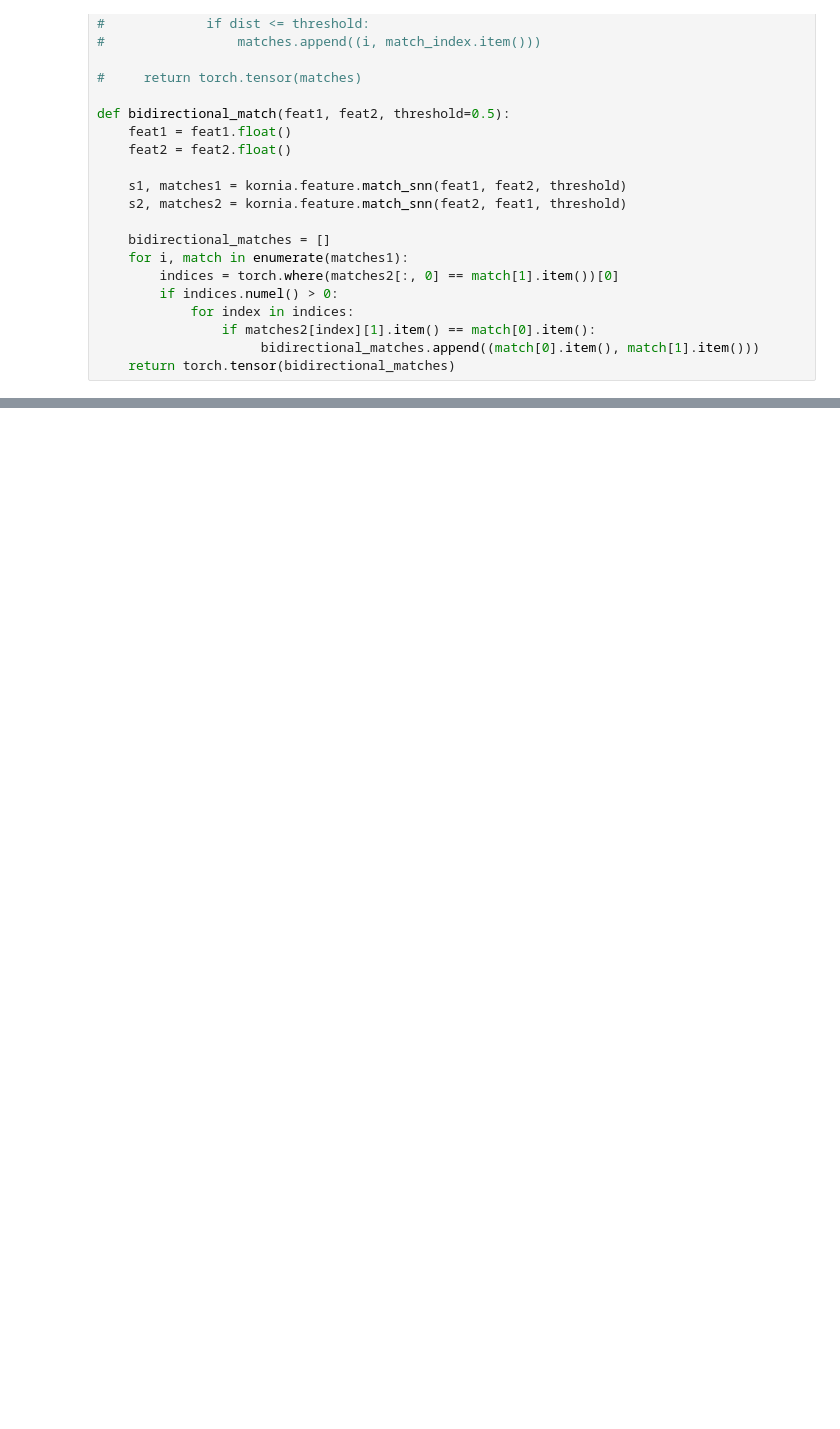
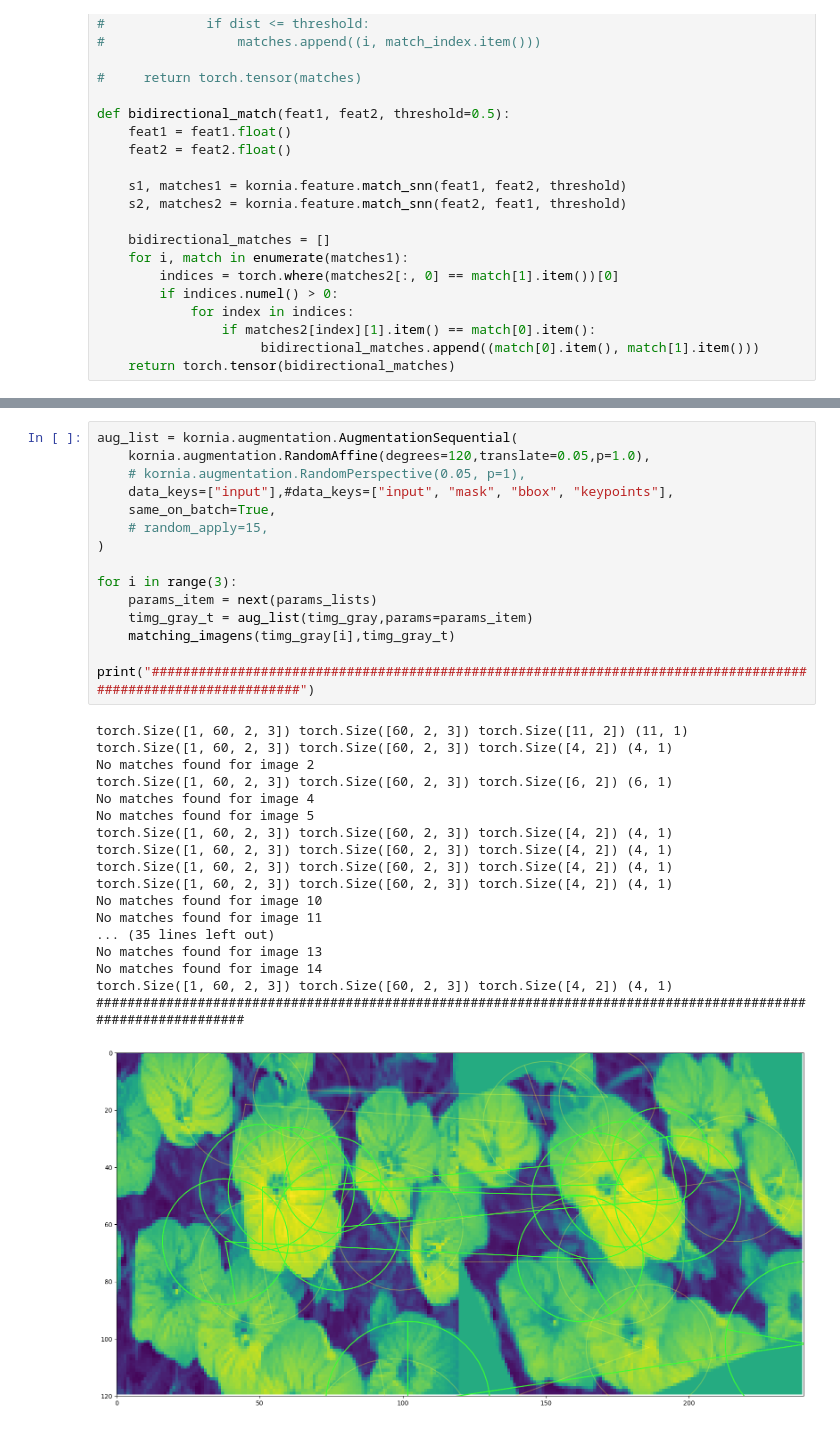
Before and after one commit to binarycode11/singular-points, a Jupyter notebook: kornia-single-points.ipynb, the cells around one changed output, grey strips where cells are left out. Saved outputs shown, nothing was run; the diff lists cells and outputs as text; blank space fills up the shorter version.

```diff
--- a/kornia-single-points.ipynb
+++ b/kornia-single-points.ipynb
@@ -241,0 +271,33 @@ torch.Size([1, 60, 2, 3]) torch.Size([60, 2, 3]) torch.Size([10, 2]) (10, 1)
+# %%
+aug_list = kornia.augmentation.AugmentationSequential(
+    kornia.augmentation.RandomAffine(degrees=120,translate=0.05,p=1.0),
+    # kornia.augmentation.RandomPerspective(0.05, p=1),
+    data_keys=["input"],#data_keys=["input", "mask", "bbox", "keypoints"],
+    same_on_batch=True,
+    # random_apply=15,
+)
+
+for i in range(3):
+    params_item = next(params_lists)
+    timg_gray_t = aug_list(timg_gray,params=params_item)
+    matching_imagens(timg_gray[i],timg_gray_t)
+    print("##############################################################################################################")
+# %% [output]
+torch.Size([1, 60, 2, 3]) torch.Size([60, 2, 3]) torch.Size([11, 2]) (11, 1)
+torch.Size([1, 60, 2, 3]) torch.Size([60, 2, 3]) torch.Size([4, 2]) (4, 1)
+No matches found for image 2
+torch.Size([1, 60, 2, 3]) torch.Size([60, 2, 3]) torch.Size([6, 2]) (6, 1)
+No matches found for image 4
+No matches found for image 5
+torch.Size([1, 60, 2, 3]) torch.Size([60, 2, 3]) torch.Size([4, 2]) (4, 1)
+torch.Size([1, 60, 2, 3]) torch.Size([60, 2, 3]) torch.Size([4, 2]) (4, 1)
+torch.Size([1, 60, 2, 3]) torch.Size([60, 2, 3]) torch.Size([4, 2]) (4, 1)
+torch.Size([1, 60, 2, 3]) torch.Size([60, 2, 3]) torch.Size([4, 2]) (4, 1)
+No matches found for image 10
+No matches found for image 11
+... (35 lines left out)
+No matches found for image 13
+No matches found for image 14
+torch.Size([1, 60, 2, 3]) torch.Size([60, 2, 3]) torch.Size([4, 2]) (4, 1)
+##############################################################################################################
+[figure, added]
```
Also changed, not shown: parts of 5 cells of this notebook, 1 other file.
